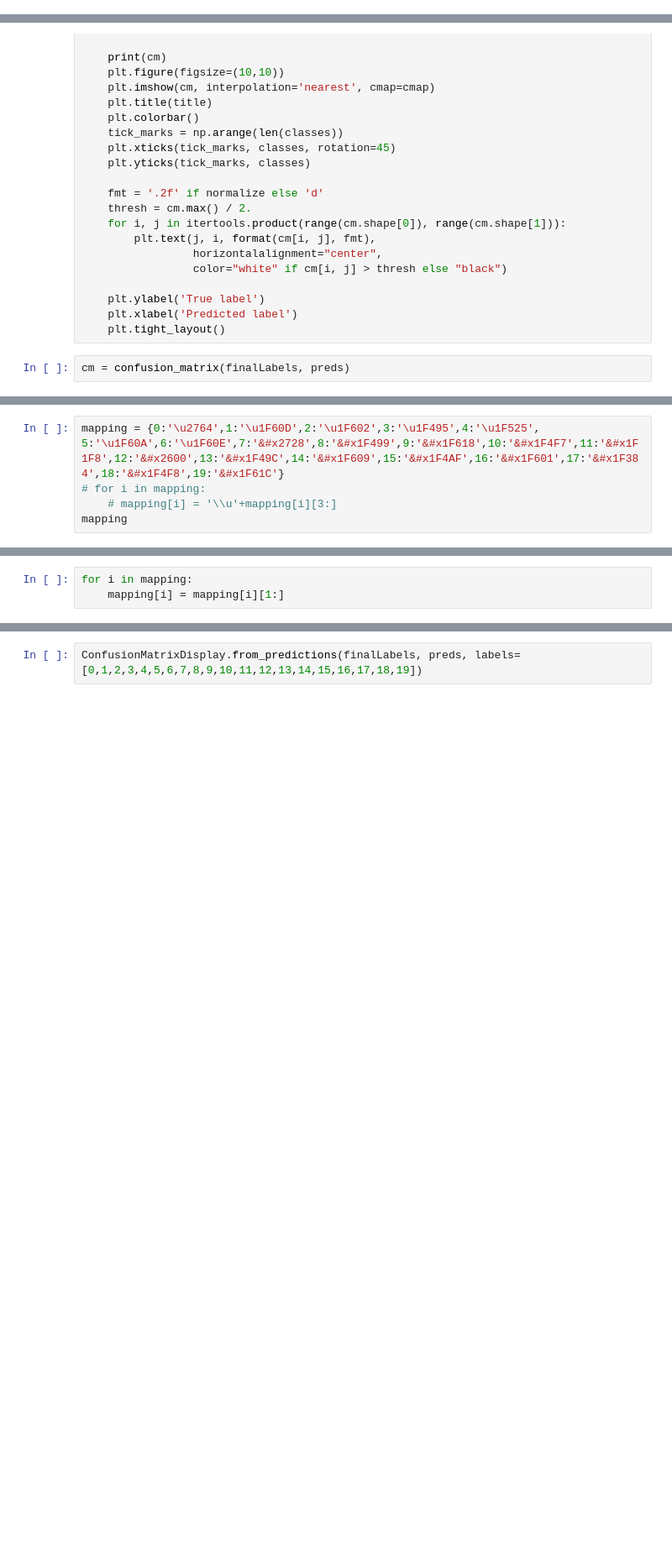
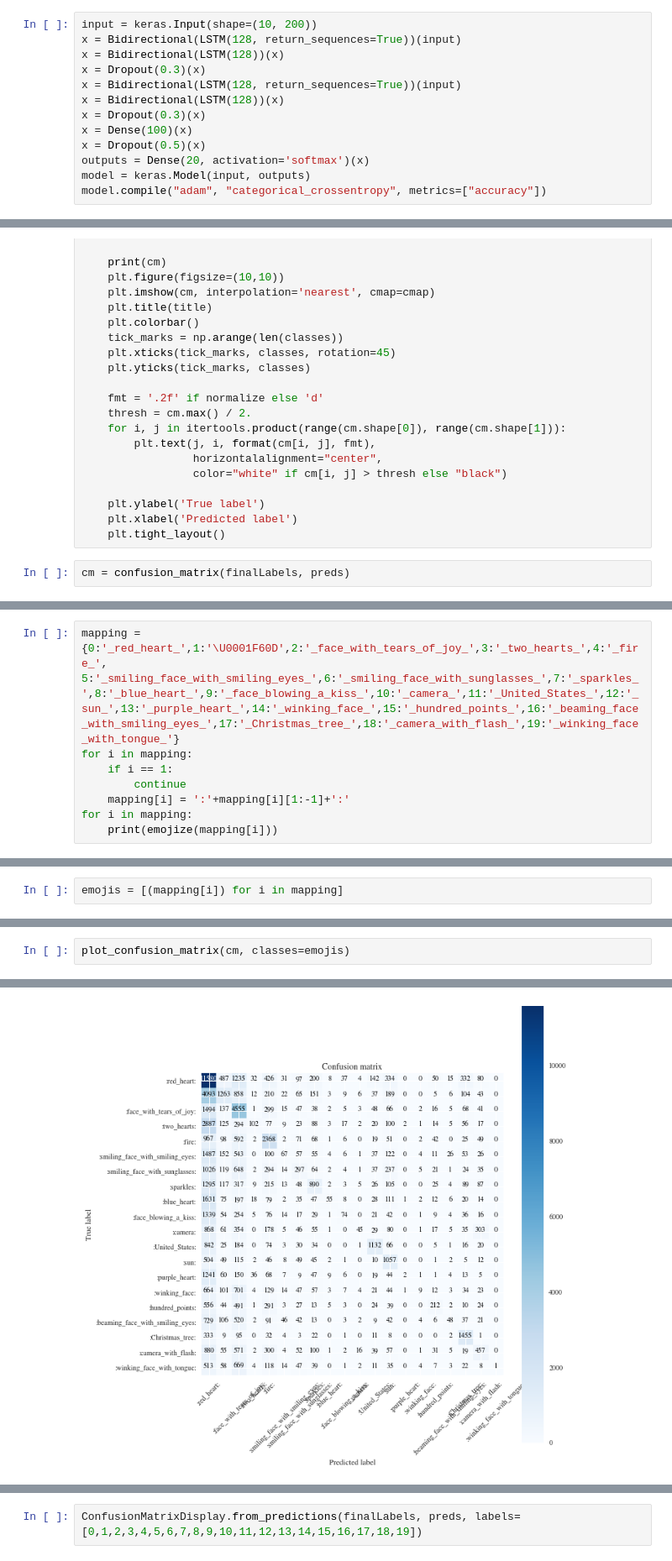
Before and after one commit to Karanjot-singh/Making-Emojis-More-Predictable, a Jupyter notebook: emoji_bilstm.ipynb, the cells around one changed output, grey strips where cells are left out. Shown: that part at 84% size. Saved outputs shown, nothing was run; the diff lists cells and outputs as text; blank space fills up the shorter version.

```diff
--- a/emoji_bilstm.ipynb
+++ b/emoji_bilstm.ipynb
@@ -349,6 +336,19 @@ model.evaluate(embeddingMatrixTest, testLabels)
 625/625 [==============================] - 5s 8ms/step - loss: 2.3227 - accuracy: 0.3236
 625/625 [==============================] - 5s 8ms/step - loss: 2.3271 - accuracy: 0.3196
 [2.327110767364502, 0.31964999437332153]
+# %%
+input = keras.Input(shape=(10, 200))
+x = Bidirectional(LSTM(128, return_sequences=True))(input)
+x = Bidirectional(LSTM(128))(x)
+x = Dropout(0.3)(x)
+x = Bidirectional(LSTM(128, return_sequences=True))(input)
+x = Bidirectional(LSTM(128))(x)
+x = Dropout(0.3)(x)
+x = Dense(100)(x)
+x = Dropout(0.5)(x)
+outputs = Dense(20, activation='softmax')(x)
+model = keras.Model(input, outputs)
+model.compile("adam", "categorical_crossentropy", metrics=["accuracy"])
 # %%
 model.load_weights('bilstmModelLoss1.h5')
 model.evaluate(embeddingMatrixTest, testLabels)
@@ -511,6 +496,9 @@ FileNotFoundError: ignored
 # %%
-mapping = {0:'\u2764',1:'\u1F60D',2:'\u1F602',3:'\u1F495',4:'\u1F525', 5:'\u1F60A',6:'\u1F60E',7:'&#x2728',8:'&#x1F499',9:'&#x1F618',10:'&#x1F4F7',11:'&#x1F1F8',12:'&#x2600',13:'&#x1F49C',14:'&#x1F609',15:'&#x1F4AF',16:'&#x1F601',17:'&#x1F384',18:'&#x1F4F8',19:'&#x1F61C'}
-# for i in mapping:
-    # mapping[i] = '\\u'+mapping[i][3:]
-mapping
+mapping = {0:'_red_heart_',1:'\U0001F60D',2:'_face_with_tears_of_joy_',3:'_two_hearts_',4:'_fire_', 5:'_smiling_face_with_smiling_eyes_',6:'_smiling_face_with_sunglasses_',7:'_sparkles_',8:'_blue_heart_',9:'_face_blowing_a_kiss_',10:'_camera_',11:'_United_States_',12:'_sun_',13:'_purple_heart_',14:'_winking_face_',15:'_hundred_points_',16:'_beaming_face_with_smiling_eyes_',17:'_Christmas_tree_',18:'_camera_with_flash_',19:'_winking_face_with_tongue_'}
+for i in mapping:
+    if i == 1:
+        continue
+    mapping[i] = ':'+mapping[i][1:-1]+':'
+for i in mapping:
+    print(emojize(mapping[i]))
 # %% [output]
@@ -537,3 +524,0 @@ mapping
-# %%
-for i in mapping:
-    mapping[i] = mapping[i][1:]
@@ -562,0 +525,2 @@ mapping
+# %%
+emojis = [(mapping[i]) for i in mapping]
@@ -562,0 +552,3 @@ mapping
+# %%
+plot_confusion_matrix(cm, classes=emojis)
+# %% [output]
@@ -563,3 +572,4 @@ mapping
+[figure, added]
 # %%
 plot_confusion_matrix(cm, classes=[0,1,2,3,4,5,6,7,8,9,10,11,12,13,14,15,16,17,18,19])
 # %% [output]
```
Also changed, not shown: parts of 18 cells of this notebook.
